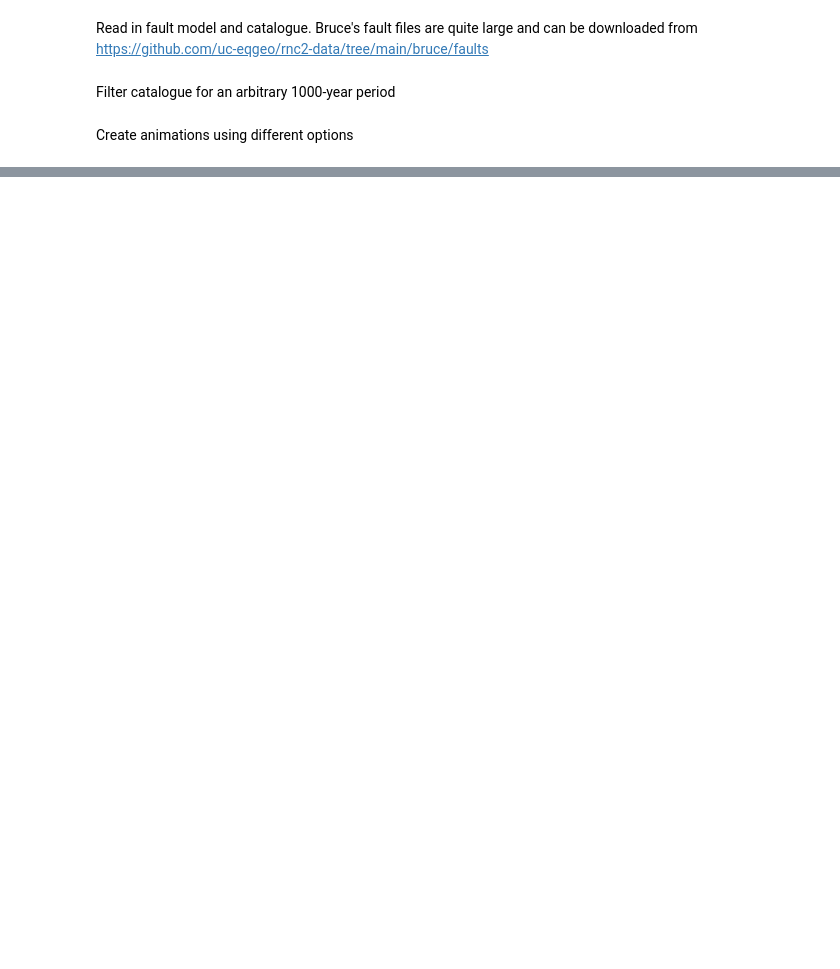
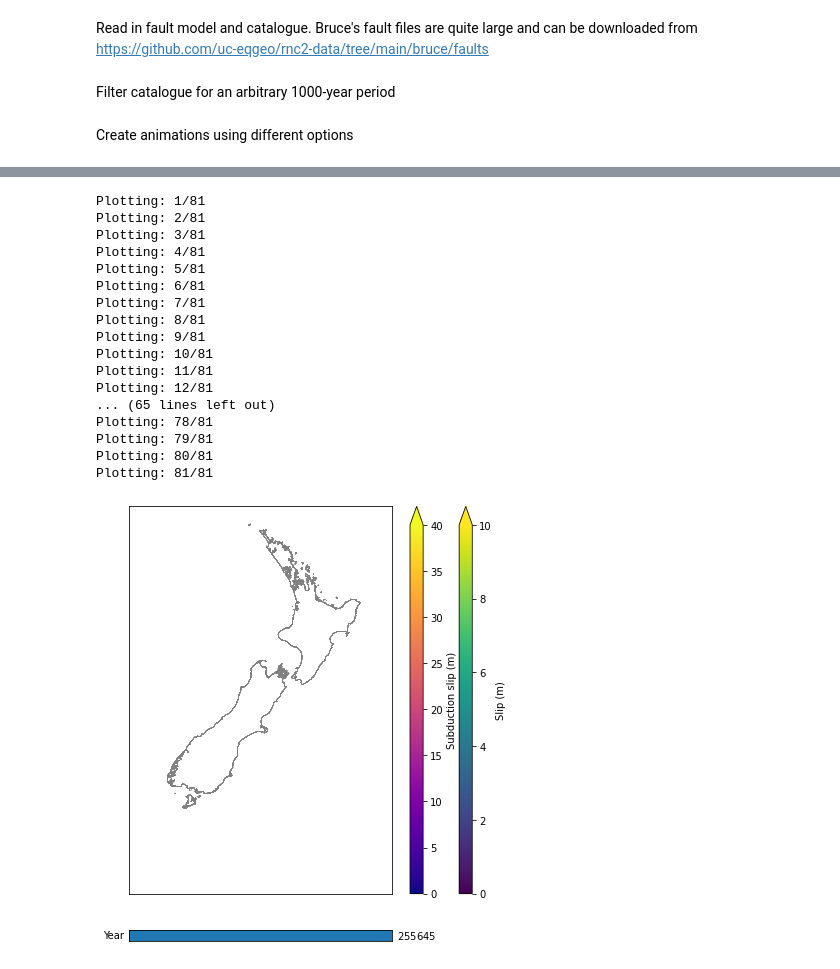
Before and after one commit to uc-eqgeo/rsqsim-python-tools, a Jupyter notebook: examples/rsqsim_api/visualization/plot_anim.ipynb, the cells around one changed output, grey strips where cells are left out. Drawn from its saved outputs; the diff is of its cells as text; code cells hidden in the pictures; blank space fills up the shorter version.

```diff
--- a/examples/rsqsim_api/visualization/plot_anim.ipynb
+++ b/examples/rsqsim_api/visualization/plot_anim.ipynb
@@ -28,0 +53,21 @@ AnimateSequence(filtered_cat, bruce_faults, write="demoMovie", file_format="mp4"
+# %%
+AnimateSequence(filtered_cat, fault_model, write="demoMovie", file_format="mp4", figsize=(10, 8))
+# %% [output]
+Plotting: 1/81
+Plotting: 2/81
+Plotting: 3/81
+Plotting: 4/81
+Plotting: 5/81
+Plotting: 6/81
+Plotting: 7/81
+Plotting: 8/81
+Plotting: 9/81
+Plotting: 10/81
+Plotting: 11/81
+Plotting: 12/81
+... (65 lines left out)
+Plotting: 78/81
+Plotting: 79/81
+Plotting: 80/81
+Plotting: 81/81
+[figure, added]
```
Also changed, not shown: parts of 4 cells of this notebook, 7 other files.
